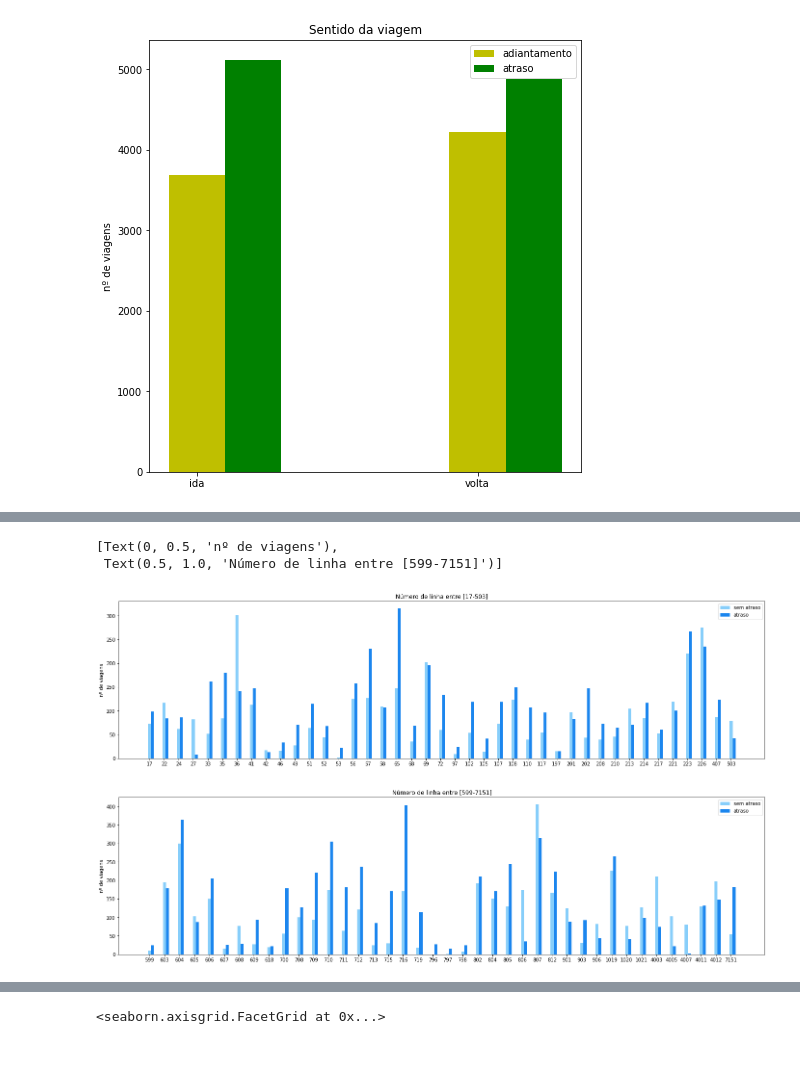
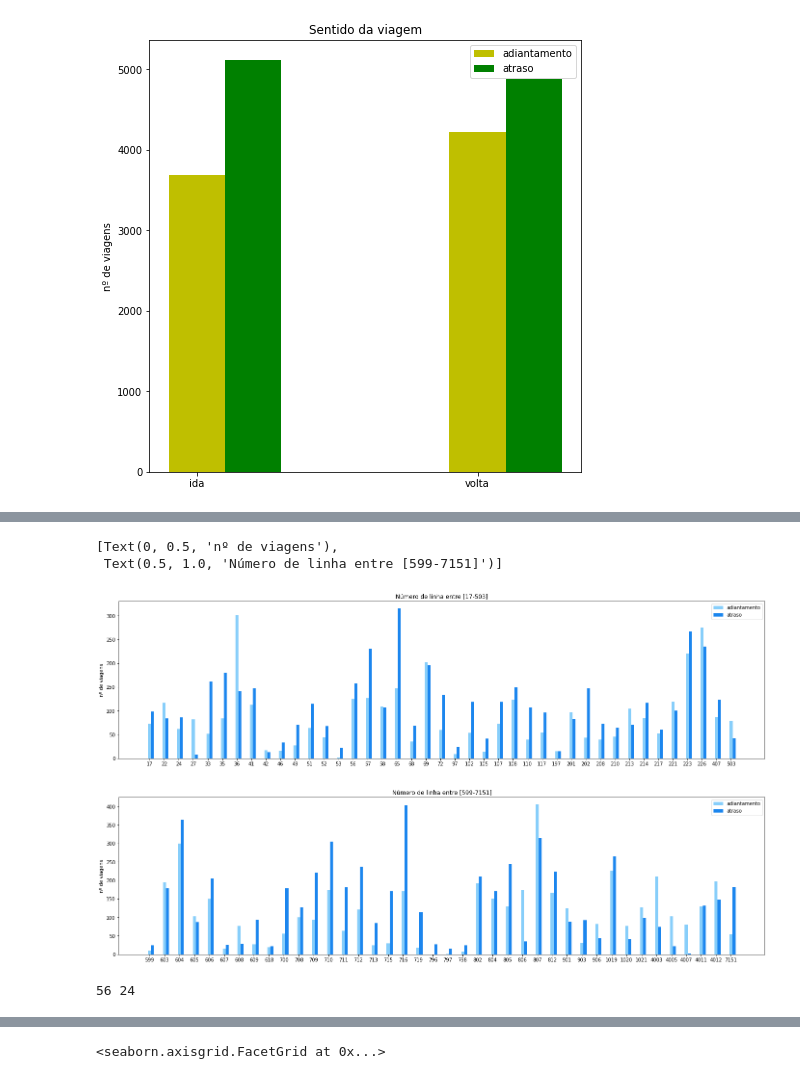
Before and after one commit to willieny/SMTT, a Jupyter notebook: SMTT.ipynb, the cells around one changed output, grey strips where cells are left out. Saved outputs shown, nothing was run; the diff lists cells and outputs as text; code cells hidden in the pictures.

```diff
--- a/SMTT.ipynb
+++ b/SMTT.ipynb
@@ -385,31 +381,41 @@ ax3.set(title="Viação Cidade de Maceió", xlabel="sentido", ylabel="nº de via
 # %%
 #VISUALIZAÇÃO ATRASO POR LINHA
 fig, ax = plt.subplots(figsize=(24, 6))
 
 X = np.arange(len(nl_ad_40))
 labels = nl_at_40['numero_linha']
 indx = np.arange(len(labels))
-ax.bar(X + 0.0, nl_ad_40['adiantamento'], color = '#87CEFA', width = 0.2, label = 'sem atraso')
+ax.bar(X + 0.0, nl_ad_40['adiantamento'], color = '#87CEFA', width = 0.2, label = 'adiantamento')
 ax.bar(X + 0.2, nl_at_40['atraso'], color = '#1C86EE', width = 0.2, label = 'atraso')
 ax.set_xticks(indx)
 ax.set_xticklabels(labels)
 ax.legend()
 
 fig, ax1 = plt.subplots(figsize=(24, 6))
 
 X1 = np.arange(len(nl_ad_80))
 labels1 = nl_at_80['numero_linha']
 indx = np.arange(len(labels1))
-ax1.bar(X1 + 0.0, nl_ad_80['adiantamento'], color = '#87CEFA', width = 0.2, label = 'sem atraso')
+ax1.bar(X1 + 0.0, nl_ad_80['adiantamento'], color = '#87CEFA', width = 0.2, label = 'adiantamento')
 ax1.bar(X1 + 0.2, nl_at_80['atraso'], color = '#1C86EE', width = 0.2, label = 'atraso')
 ax1.set_xticks(indx)
 ax1.set_xticklabels(labels1)
 ax1.legend()
 
 ax.set(title="Número de linha entre [17-503]", ylabel="nº de viagens")
 ax1.set(title="Número de linha entre [599-7151]", ylabel="nº de viagens")
 # %% [output]
 [Text(0, 0.5, 'nº de viagens'),
  Text(0.5, 1.0, 'Número de linha entre [599-7151]')]
-[figure, old version]
+[figure, new version]
-[figure, old version]
+[figure, new version]
+# %%
+# Quantidade de linhas que tem mais atraso do que adiantamento e linhas que tem mais adiantamento do que atraso
+linhas_at = pd.DataFrame(np.where(nl_at['atraso']>nl_ad['adiantamento'], 1, 0), columns=['atraso'])
+linhas_ad = pd.DataFrame(np.where(nl_at['atraso']<nl_ad['adiantamento'], 1, 0), columns=['adiantamento'])
+
+n_linhas_at = linhas_at['atraso'].sum()
+n_linhas_ad = linhas_ad['adiantamento'].sum()
+print(n_linhas_at, n_linhas_ad)
+# %% [output]
+56 24
```
Also changed, not shown: parts of 10 cells of this notebook.
